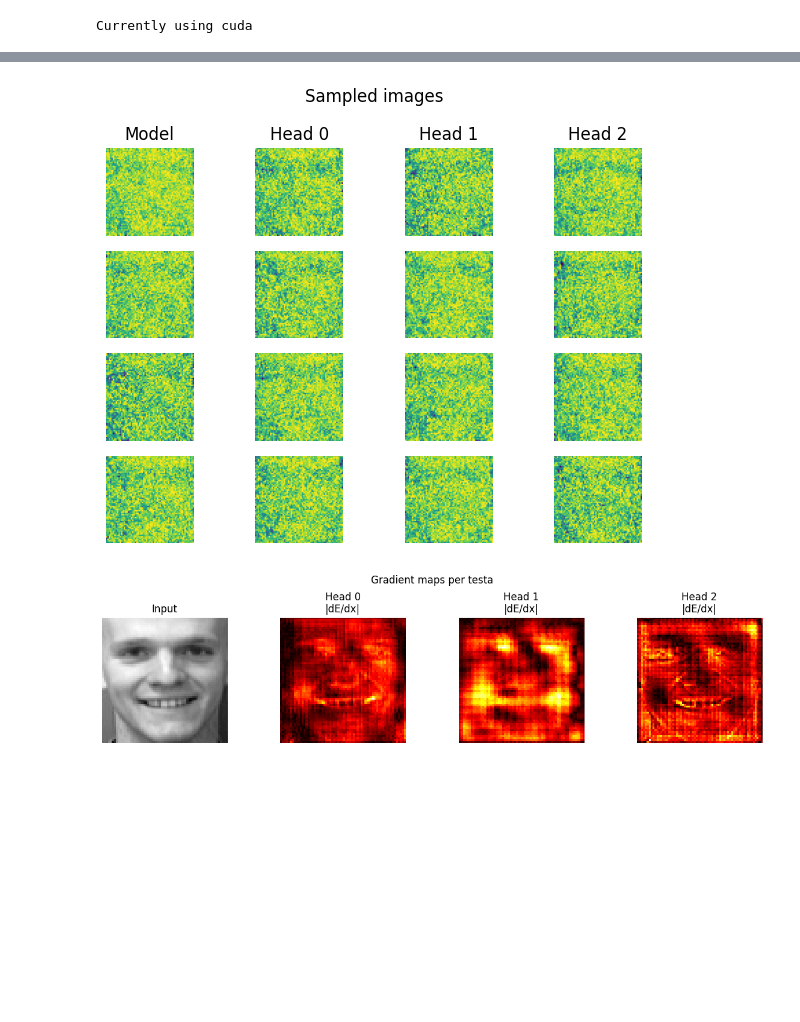
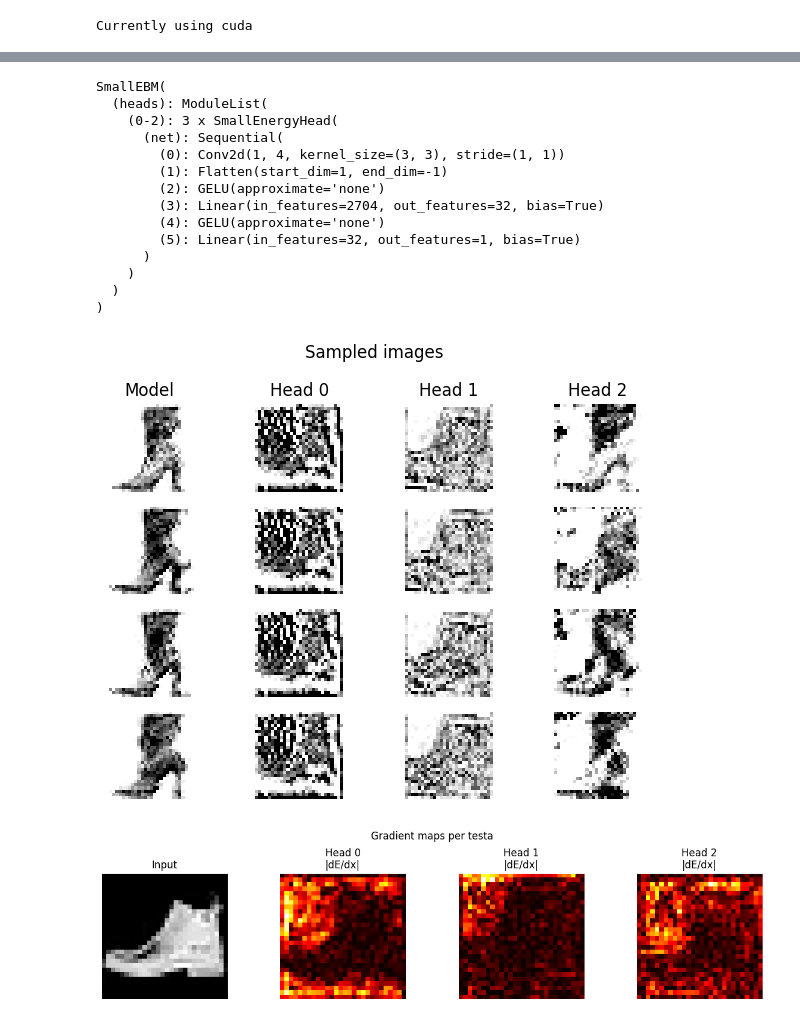
Before and after one commit to marco-cartago/EbmFcT, a Jupyter notebook: test_total_correlation.ipynb, the cells around one changed output, grey strips where cells are left out. Saved outputs shown, nothing was run; the diff lists cells and outputs as text; code cells hidden in the pictures; blank space fills up the shorter version.

```diff
--- a/test_total_correlation.ipynb
+++ b/test_total_correlation.ipynb
@@ -32,9 +35,9 @@ shape: torch.Size([2, 1, 64, 64])
 from src.model import EnergyHead, EBM, SmallEBM
 
 n_heads = 3
-IMAGE_SHAPE = (1, 64, 64)
+IMAGE_SHAPE = (1, 28, 28)
 
-model = EBM(image_shape=IMAGE_SHAPE, mid_dim=150, n_heads=n_heads, batch_size=32)
+model = SmallEBM(image_shape=IMAGE_SHAPE, n_heads=n_heads, batch_size=32)
 for head in model.heads:
     head.to(DEVICE)
 
@@ -161,9 +160,34 @@ show_grid(samples, 10)
 # %%
 from src.plot import visualize_heads
 
-fig = visualize_heads(model, sampler.buffer, IMAGE_SHAPE, DEVICE, k=4, cmap="viridis")
+model.to("cpu")
+
+fig = visualize_heads(
+    model,
+    steps=200,
+    step_size=10.0,
+    noise_std=0.01,
+    k=4,
+    cmap="Grays",
+)
+
+model.to(DEVICE)
 # %% [output]
+SmallEBM(
+  (heads): ModuleList(
+    (0-2): 3 x SmallEnergyHead(
+      (net): Sequential(
+        (0): Conv2d(1, 4, kernel_size=(3, 3), stride=(1, 1))
+        (1): Flatten(start_dim=1, end_dim=-1)
+        (2): GELU(approximate='none')
+        (3): Linear(in_features=2704, out_features=32, bias=True)
+        (4): GELU(approximate='none')
+        (5): Linear(in_features=32, out_features=1, bias=True)
+      )
+    )
+  )
+)
-[figure, old version]
+[figure, new version]
 # %%
 def visualize_head_gradients(model, x, device, idx=0):
     """
@@ -200,10 +224,11 @@ def visualize_head_gradients(model, x, device, idx=0):
     plt.show()
 # %%
 it = iter(test_loader)
-for _ in range(2):
+
+for _ in range(3):
     it.__next__()
 x0 = it.__next__()[0]
 
-visualize_head_gradients(model, x0, DEVICE)
+visualize_head_gradients(model.to(DEVICE), x0, DEVICE)
 # %% [output]
-[figure, old version]
+[figure, new version]
```
Also changed, not shown: parts of 11 cells of this notebook.
